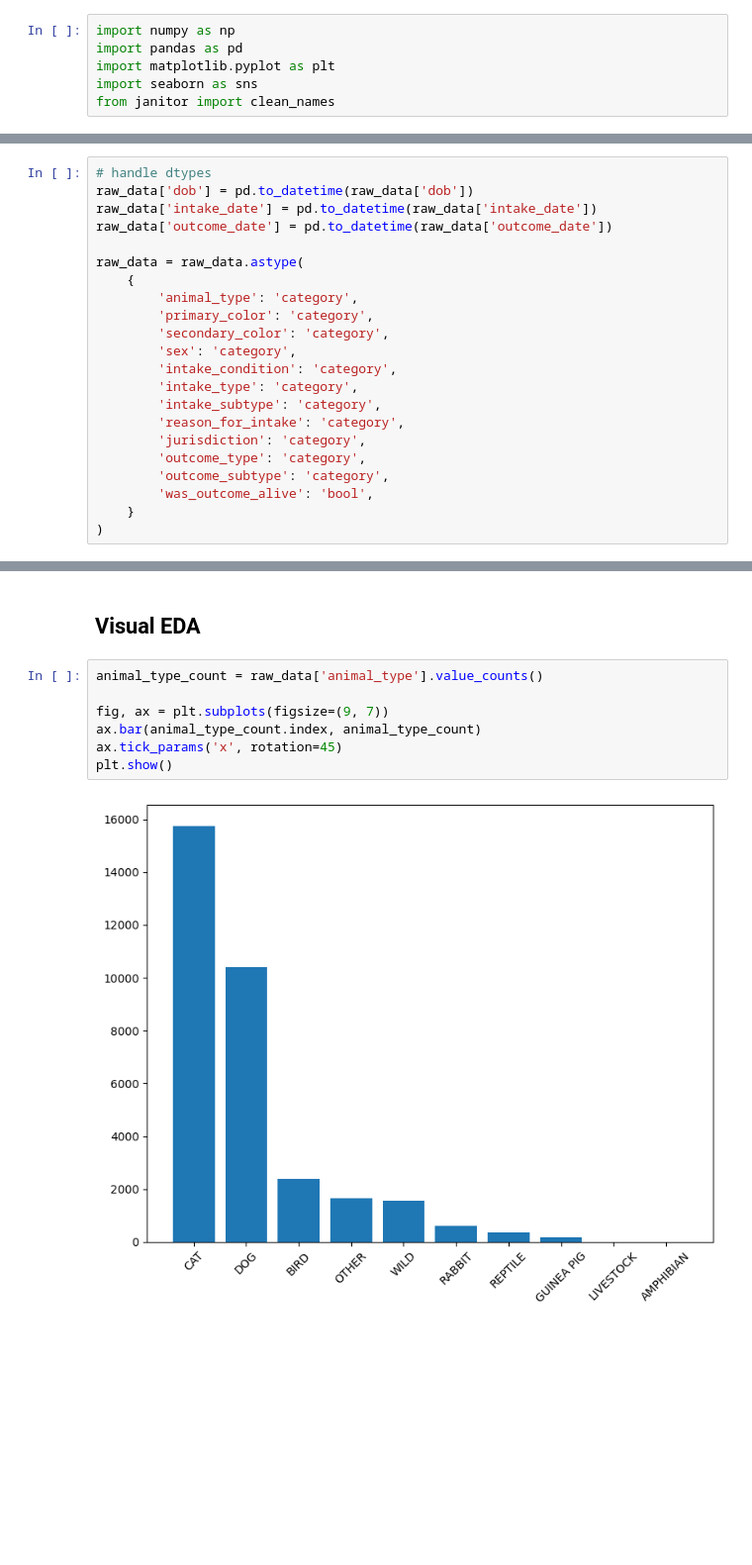
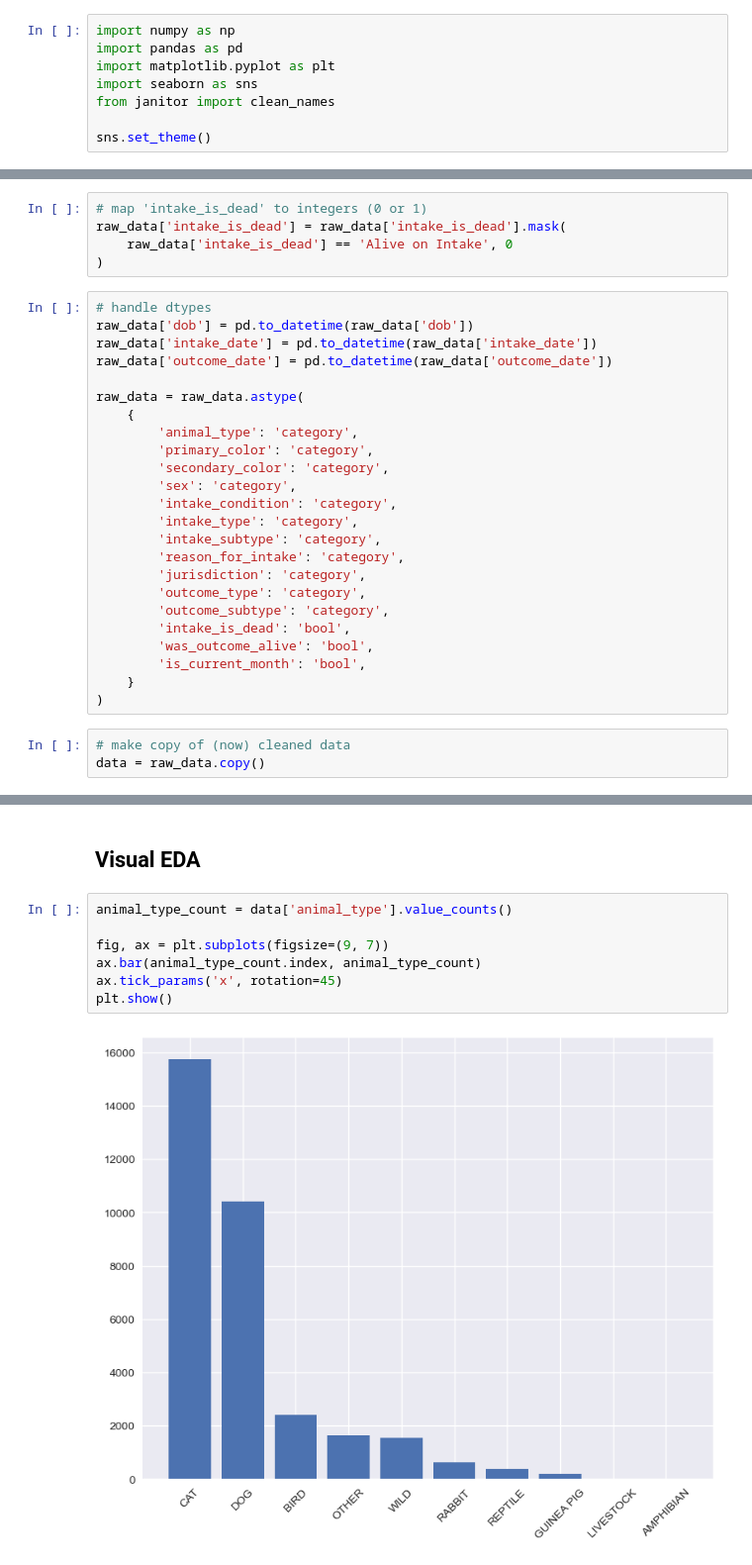
Before and after one commit to giovani-gutierrez/AdoptionPrediction, a Jupyter notebook: eda.ipynb, the cells around one changed output, grey strips where cells are left out. Shown: that part at 99% size. Drawn from its saved outputs; the diff is of its cells as text; blank space fills up the shorter version.

```diff
--- a/eda.ipynb
+++ b/eda.ipynb
@@ -6,4 +6,6 @@ import pandas as pd
 import matplotlib.pyplot as plt
 import seaborn as sns
 from janitor import clean_names
+
+sns.set_theme()
 # %% [markdown]
@@ -68,6 +69,11 @@ raw_data = clean_names(raw_data)
 # %%
 # save cleaned names for later use
 column_names = raw_data.columns
+# %%
+# map 'intake_is_dead' to integers (0 or 1)
+raw_data['intake_is_dead'] = raw_data['intake_is_dead'].mask(
+    raw_data['intake_is_dead'] == 'Alive on Intake', 0
+)
 # %%
 # handle dtypes
 raw_data['dob'] = pd.to_datetime(raw_data['dob'])
@@ -87,6 +93,11 @@ raw_data = raw_data.astype(
         'jurisdiction': 'category',
         'outcome_type': 'category',
         'outcome_subtype': 'category',
+        'intake_is_dead': 'bool',
         'was_outcome_alive': 'bool',
+        'is_current_month': 'bool',
     }
 )
+# %%
+# make copy of (now) cleaned data
+data = raw_data.copy()
@@ -139,11 +164,11 @@ raw_data = raw_data.drop(columns=['animal_name', 'is_current_month', 'secondary_
 # %% [markdown]
 ## Visual EDA
 # %%
-animal_type_count = raw_data['animal_type'].value_counts()
+animal_type_count = data['animal_type'].value_counts()
 
 fig, ax = plt.subplots(figsize=(9, 7))
 ax.bar(animal_type_count.index, animal_type_count)
 ax.tick_params('x', rotation=45)
 plt.show()
 # %% [output]
-[figure, old version]
+[figure, new version]
```
Also changed, not shown: parts of 10 cells of this notebook.
